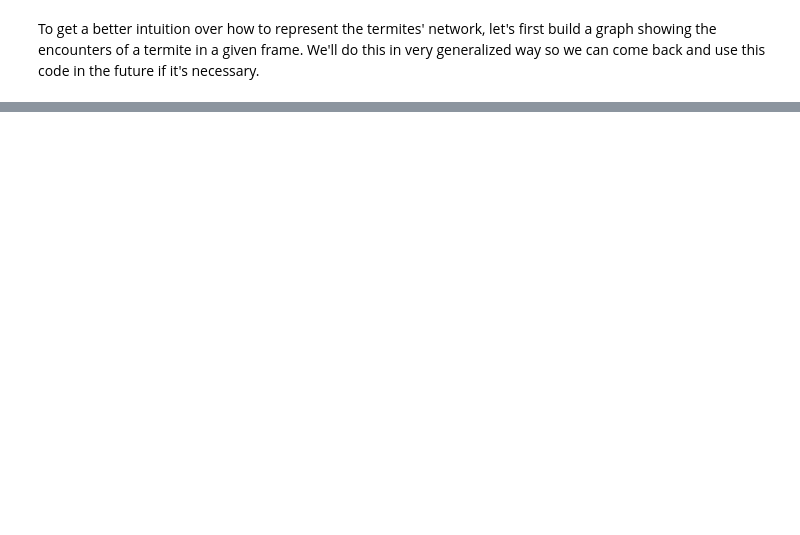
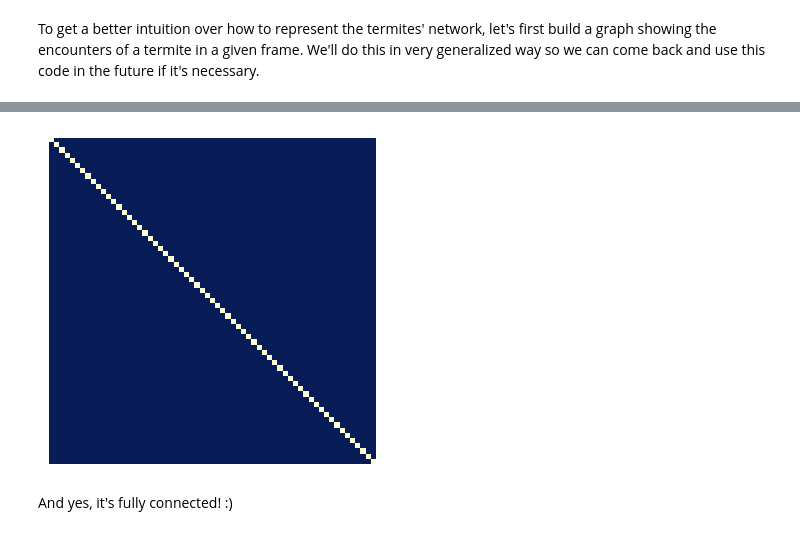
Before and after one commit to dmrib/trackingtermites, a Jupyter notebook: trackingtermites/models/Termite Network Analysis.ipynb, the cells around one changed output, grey strips where cells are left out. Cells and saved outputs as stored; diff of their text form; code cells hidden in the pictures; blank space fills up the shorter version.

```diff
--- a/trackingtermites/models/Termite Network Analysis.ipynb
+++ b/trackingtermites/models/Termite Network Analysis.ipynb
@@ -47,0 +71,20 @@ nx.draw(encounters, with_labels=True)
+# %%
+def build_encounter_graph():
+    G = nx.Graph()
+    for t_number in range(len(dataset)):
+        G.add_node(t_number)
+        for frame in range(1, len(dataset[0].loc[:,'frame'])):
+            for other in range(t_number+1, len(dataset)):
+                if dataset[t_number].loc[frame, 'interaction_with_t{}'.format(other+1)] != 'no-interaction':
+                    G.add_node(other)
+                    G.add_edge(t_number, other)
+    return G
+# %%
+all_encounters = build_encounter_graph()
+# %%
+plot = MatrixPlot(all_encounters)
+plot.draw()
+# %% [output]
+[figure, added]
+# %% [markdown]
+And yes, it's fully connected! :)
```
Also changed, not shown: parts of 12 cells of this notebook.
